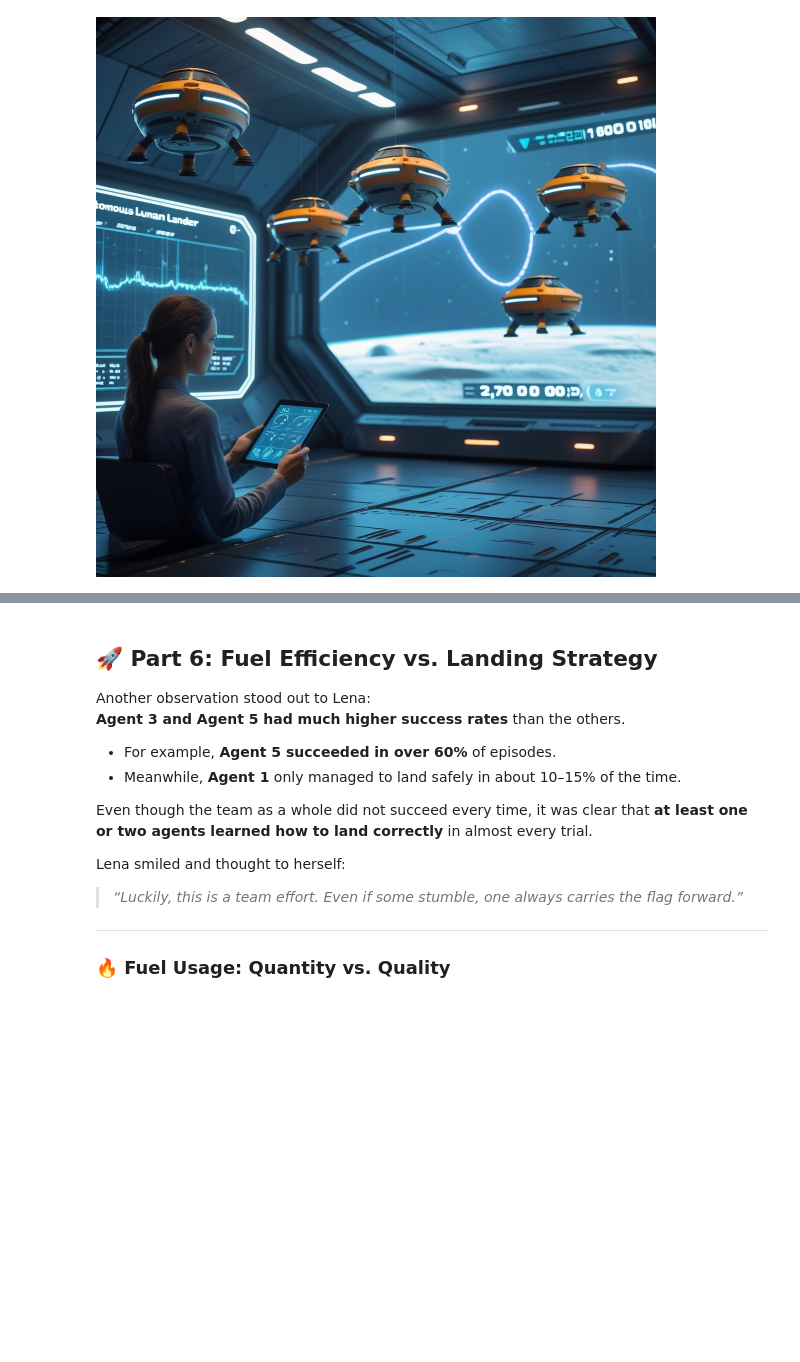
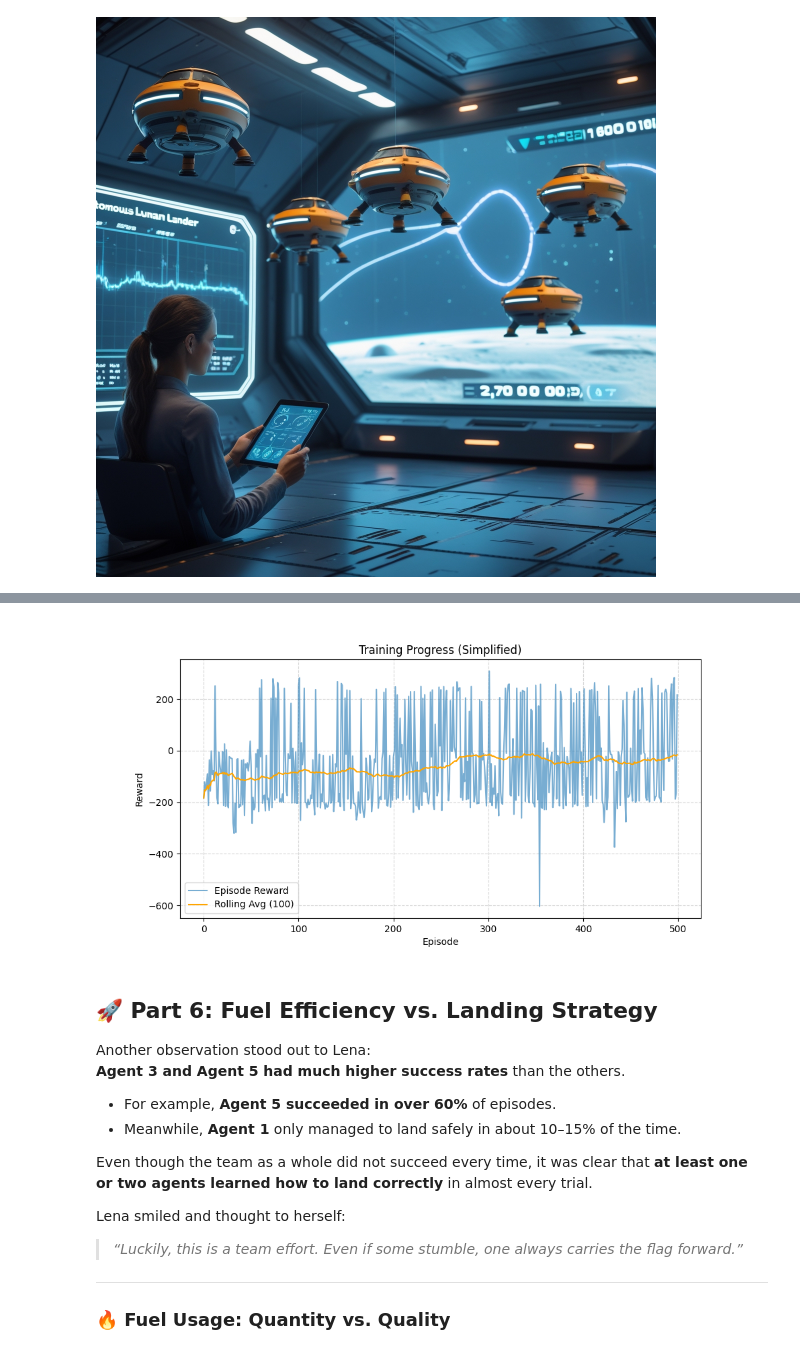
Before and after one commit to albertfast/lunar_lender_v3, a Jupyter notebook: lunar_lender_v3.ipynb, the cells around one changed output, grey strips where cells are left out. Saved outputs shown, nothing was run; the diff lists cells and outputs as text; code cells hidden in the pictures; blank space fills up the shorter version.

```diff
--- a/lunar_lender_v3.ipynb
+++ b/lunar_lender_v3.ipynb
@@ -874,3 +1001,9 @@ NameError: name 'HYPERPARAMS' is not defined
+# %%
+from IPython.display import display, Image
+training_progress = "/content/drive/MyDrive/ColabNotebooks/lunar_outputs/plots/training_progress.png"
+display(Image(filename=training_progress))
+# %% [output]
+[figure, added]
 # %% [markdown]
 ## 🚀 Part 6: Fuel Efficiency vs. Landing Strategy
 
```
Also changed, not shown: parts of 15 cells of this notebook.
